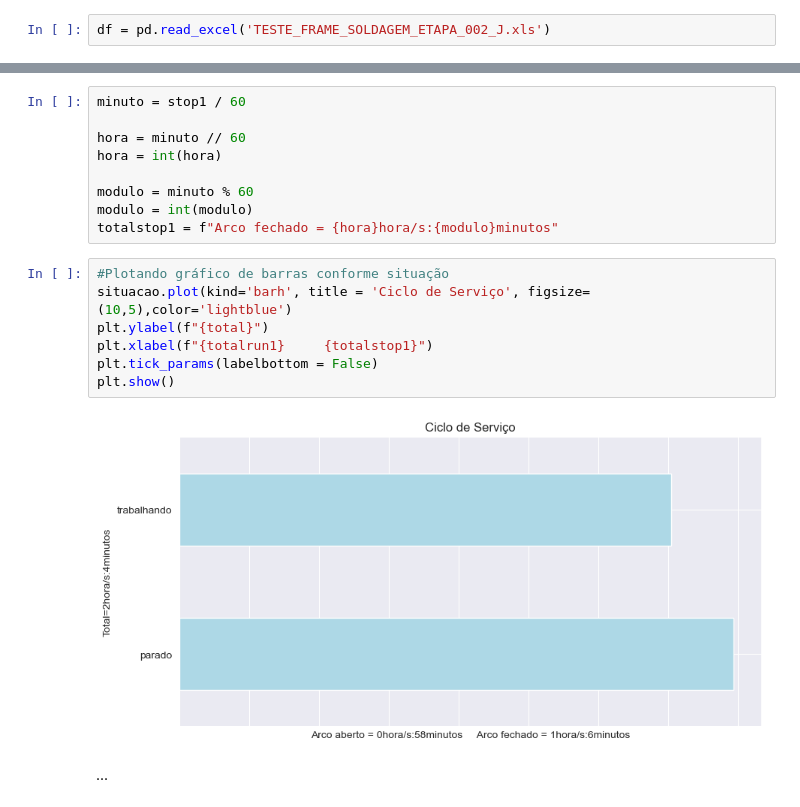
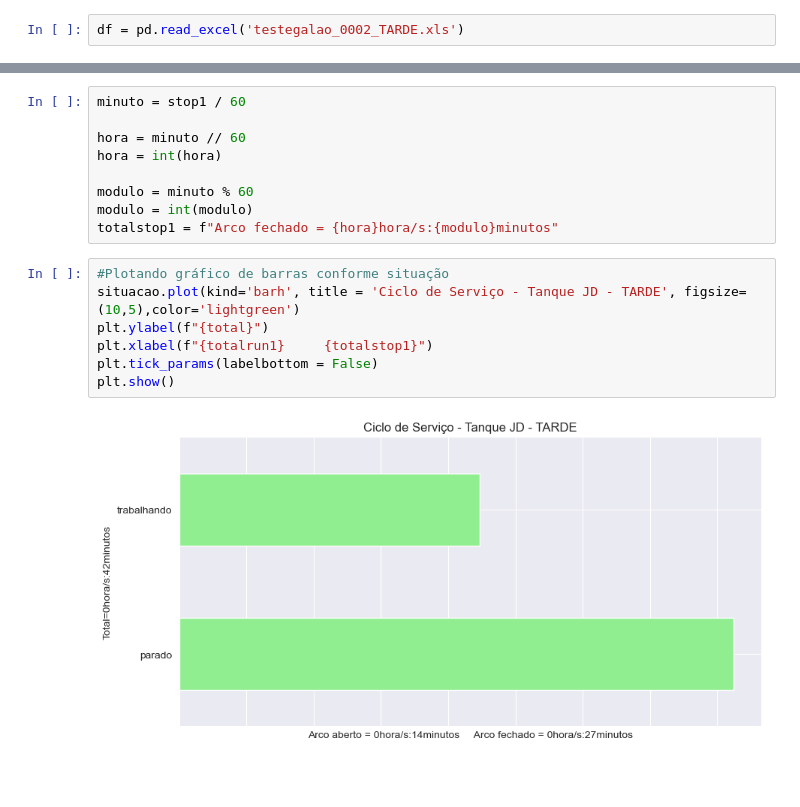
Before and after one commit to Pedrohprado/teste_frame_prometeus, a Jupyter notebook: dfFrame.ipynb, the cells around one changed output, grey strips where cells are left out. Saved outputs shown, nothing was run; the diff lists cells and outputs as text; blank space fills up the shorter version.

Commit message:
teste do tanque JD

```diff
--- a/dfFrame.ipynb
+++ b/dfFrame.ipynb
@@ -4,7 +4,7 @@ import matplotlib.pyplot as plt
 import numpy as np
 import seaborn as sns
 # %%
-df = pd.read_excel('TESTE_FRAME_SOLDAGEM_ETAPA_002_J.xls')
+df = pd.read_excel('testegalao_0002_TARDE.xls')
 # %%
 df.head()
 # %% [output]
@@ -105,12 +115,10 @@ modulo = int(modulo)
 totalstop1 = f"Arco fechado = {hora}hora/s:{modulo}minutos"
 # %%
 #Plotando gráfico de barras conforme situação
-situacao.plot(kind='barh', title = 'Ciclo de Serviço', figsize=(10,5),color='lightblue')
+situacao.plot(kind='barh', title = 'Ciclo de Serviço - Tanque JD - TARDE', figsize=(10,5),color='lightgreen')
 plt.ylabel(f"{total}")
 plt.xlabel(f"{totalrun1}     {totalstop1}")
 plt.tick_params(labelbottom = False)
 plt.show()
 # %% [output]
-[figure, old version]
+[figure, new version]
-# %% [markdown]
-...
```
Also changed, not shown: parts of 6 cells of this notebook, 24 other files.
